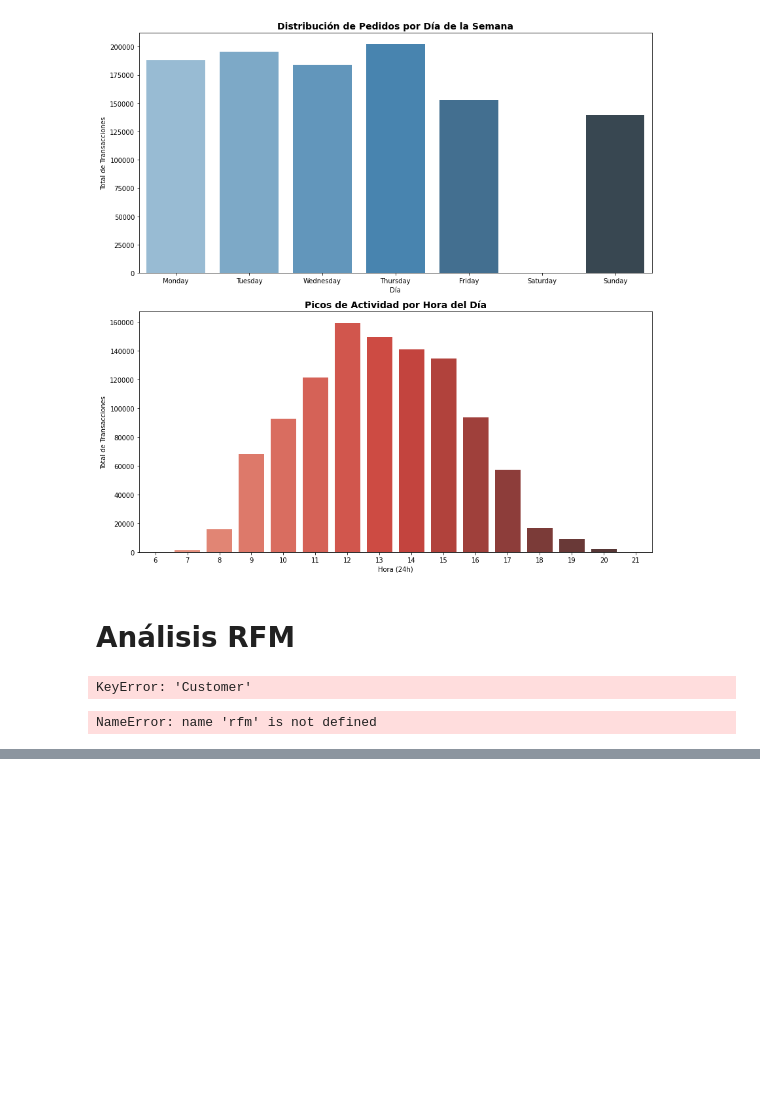
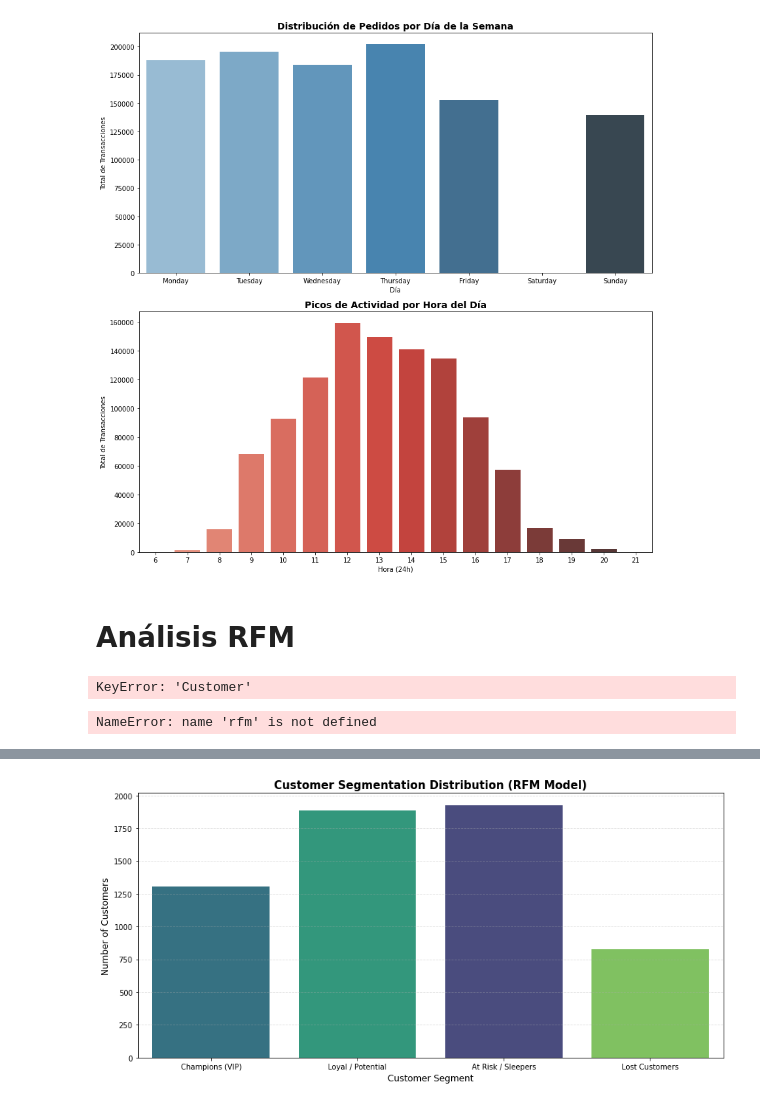
Before and after one commit to JesusSanchezM/1.-Supply-Chain-Intelligence, a Jupyter notebook: notebooks/02_eda_python.ipynb, the cells around one changed output, grey strips where cells are left out. Cells and saved outputs as stored; diff of their text form; code cells hidden in the pictures; blank space fills up the shorter version.

Commit message:
customer analysis

```diff
--- a/notebooks/02_eda_python.ipynb
+++ b/notebooks/02_eda_python.ipynb
@@ -139,0 +204,26 @@ plt.show()
+# %%
+# ==========================================
+# 4. VISUALIZING SEGMENT DISTRIBUTION
+# ==========================================
+plt.figure(figsize=(12, 6))
+
+# Define order for visual flow
+segment_order = ['Champions (VIP)', 'Loyal / Potential', 'At Risk / Sleepers', 'Lost Customers']
+
+sns.countplot(
+    data=rfm,
+    x='Customer_Tag',
+    order=segment_order,
+    hue='Customer_Tag', # Added hue to avoid warnings
+    palette='viridis',
+    legend=False
+)
+
+plt.title('Customer Segmentation Distribution (RFM Model)', fontsize=15, fontweight='bold')
+plt.xlabel('Customer Segment', fontsize=12)
+plt.ylabel('Number of Customers', fontsize=12)
+plt.grid(axis='y', linestyle='--', alpha=0.4)
+plt.tight_layout()
+plt.show()
+# %% [output]
+[figure, added]
```
Also changed, not shown: parts of 3 cells of this notebook, 3 other files.
